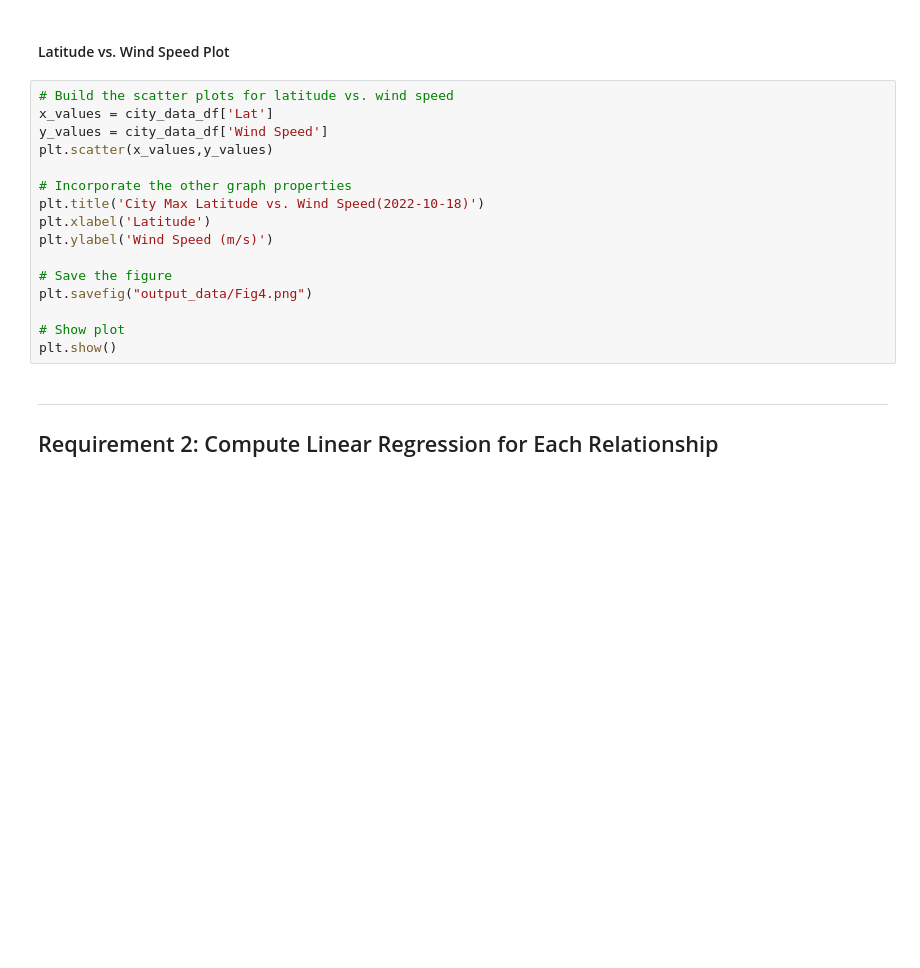
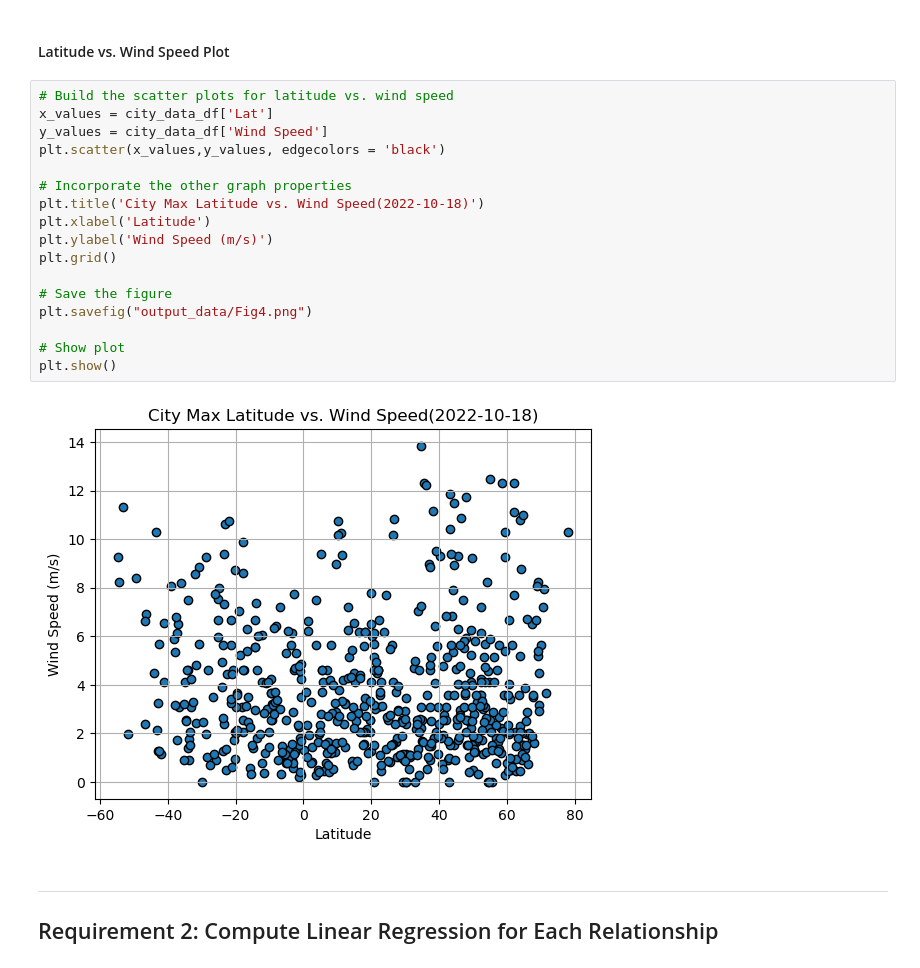
Before and after one commit to Artib03/python-api-challenge1, a Jupyter notebook: WeatherPy - Mywork.ipynb, the cells around one changed output. Drawn from its saved outputs; the diff is of its cells as text; blank space fills up the shorter version.

```diff
--- a/WeatherPy - Mywork.ipynb
+++ b/WeatherPy - Mywork.ipynb
@@ -231,19 +253,22 @@ plt.show()
 # %%
 # Build the scatter plots for latitude vs. wind speed
 x_values = city_data_df['Lat']
 y_values = city_data_df['Wind Speed']
-plt.scatter(x_values,y_values)
+plt.scatter(x_values,y_values, edgecolors = 'black')
 
 # Incorporate the other graph properties
 plt.title('City Max Latitude vs. Wind Speed(2022-10-18)')
 plt.xlabel('Latitude')
 plt.ylabel('Wind Speed (m/s)')
+plt.grid()
 
 # Save the figure
 plt.savefig("output_data/Fig4.png")
 
 # Show plot
 plt.show()
+# %% [output]
+[figure, added]
 # %% [markdown]
 ---
 
```
Also changed, not shown: parts of 10 cells of this notebook, 3 other files.
